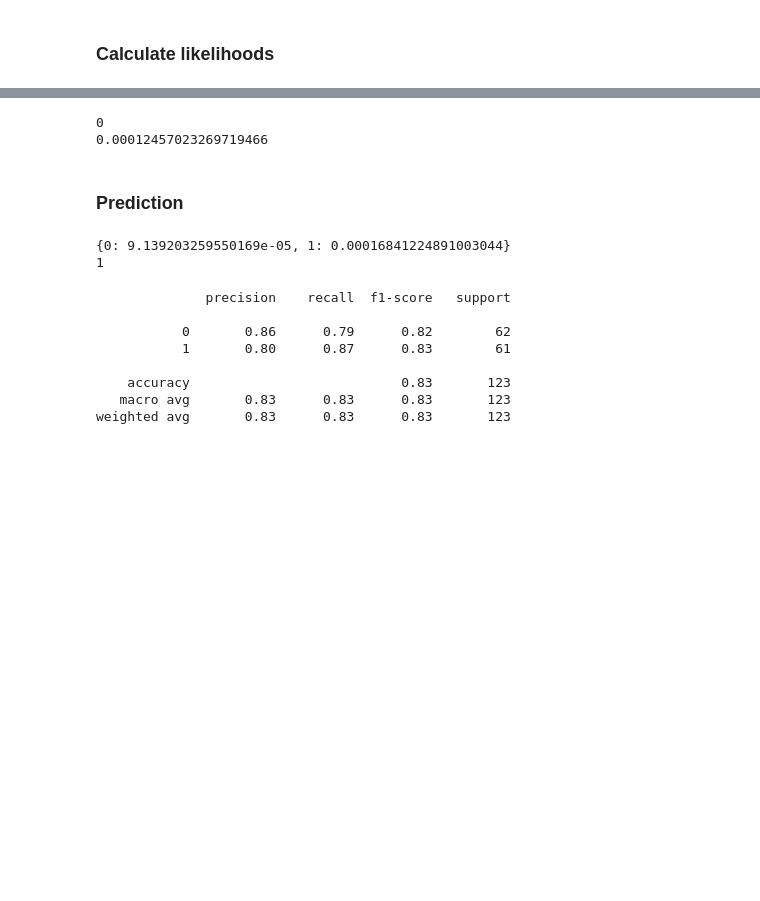
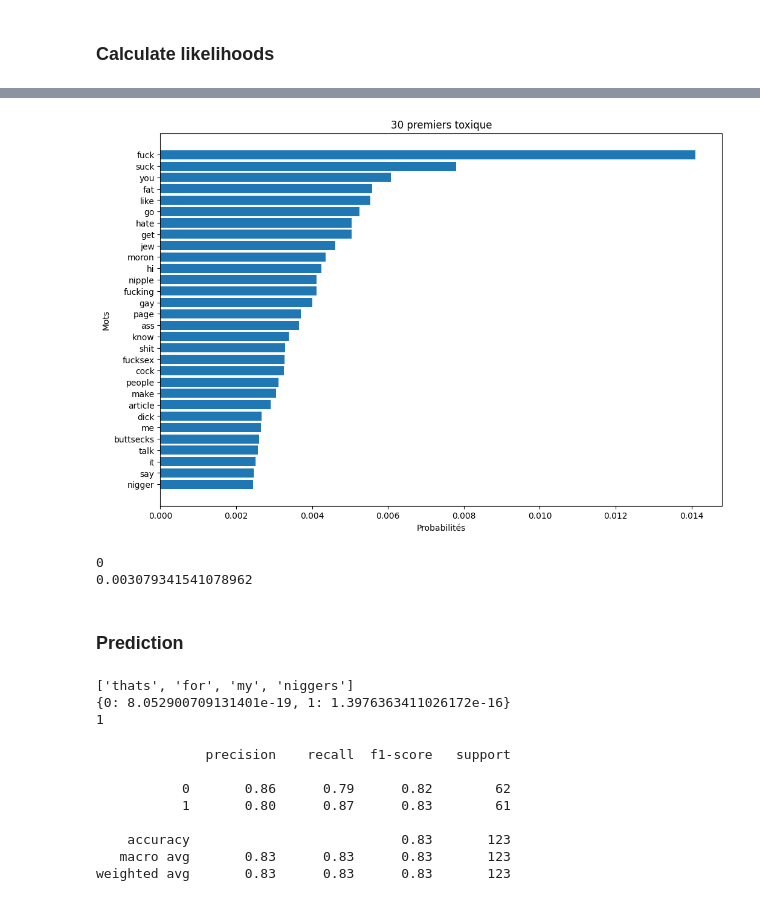
Before and after one commit to eithannak29/ToxicityBot, a Jupyter notebook: src/models/naives_bayes.ipynb, the cells around one changed output, grey strips where cells are left out. Cells and saved outputs as stored; diff of their text form; code cells hidden in the pictures; blank space fills up the shorter version.

```diff
--- a/src/models/naives_bayes.ipynb
+++ b/src/models/naives_bayes.ipynb
@@ -247,7 +332,7 @@ k = 1
 
 for c in classes:
     class_df = df_train[df_train["overall_toxic"] == c]
-    mega_document = class_df["comment_text"]
+    mega_document = class_df["comment_text_gpt_tokenize_normalization"]
     mega_strings = " ".join(mega_document)
     mega_tokens = word_tokenize(mega_strings)
     mega_count = Counter(mega_tokens)
@@ -255,18 +340,38 @@ for c in classes:
     prob_dict[c] = dict()
     for token in vocabulary:
         prob_dict[c][token] = (mega_dict[c][token] + k ) / (len(mega_tokens) + V)
+# %%
+import matplotlib.pyplot as plt
+
+# Trier les éléments du dictionnaire par valeur décroissante et sélectionner les 30 premiers
+top_tokens = sorted(prob_dict[1].items(), key=lambda x: x[1], reverse=True)[:30]
+
+# Extraire les mots et les valeurs associées
+tokens = [token for token, _ in top_tokens]
+probs = [prob for _, prob in top_tokens]
+
+# Créer le graphique à barres horizontales
+plt.figure(figsize=(12, 8))  # Vous pouvez ajuster la taille pour mieux ajuster les étiquettes si nécessaire
+plt.barh(tokens, probs)
+plt.xlabel('Probabilités')
+plt.ylabel('Mots')
+plt.title('30 premiers toxique')
+plt.gca().invert_yaxis()  # Inverser l'axe des y pour que les valeurs les plus élevées apparaissent en haut
+plt.show()
+# %% [output]
+[figure, added]
 # %%
 print(mega_dict[1]["patrick"]) # ici on verifie le nombre de fois où "eithan" est présent dans les phrases non toxic (0)
-print(prob_dict[0]["love"]) # ici on verifie la prob par rapport au token et a la toxicité cf cours formule
+print(prob_dict[0]["like"]) # ici on verifie la prob par rapport au token et a la toxicité cf cours formule
 # %% [output]
 0
-0.00012457023269719466
+0.003079341541078962
 # %% [markdown]
 ### Prediction
 # %%
-test_tokens = word_tokenize("chretian attack")
+test_tokens = word_tokenize("thats for my niggers")
 test_tokens = [token for token in test_tokens if token in vocabulary]
-
+print(test_tokens)
 pred_dict = dict()
 
 for c in classes:
@@ -279,7 +384,8 @@ for c in classes:
 print(pred_dict)
 print(max(pred_dict, key=pred_dict.get))
 # %% [output]
-{0: 9.139203259550169e-05, 1: 0.00016841224891003044}
+['thats', 'for', 'my', 'niggers']
+{0: 8.052900709131401e-19, 1: 1.3976363411026172e-16}
 1
 # %%
 test_tokens = [word_tokenize(text) for text in X_test]
```
Also changed, not shown: parts of 15 cells of this notebook.
